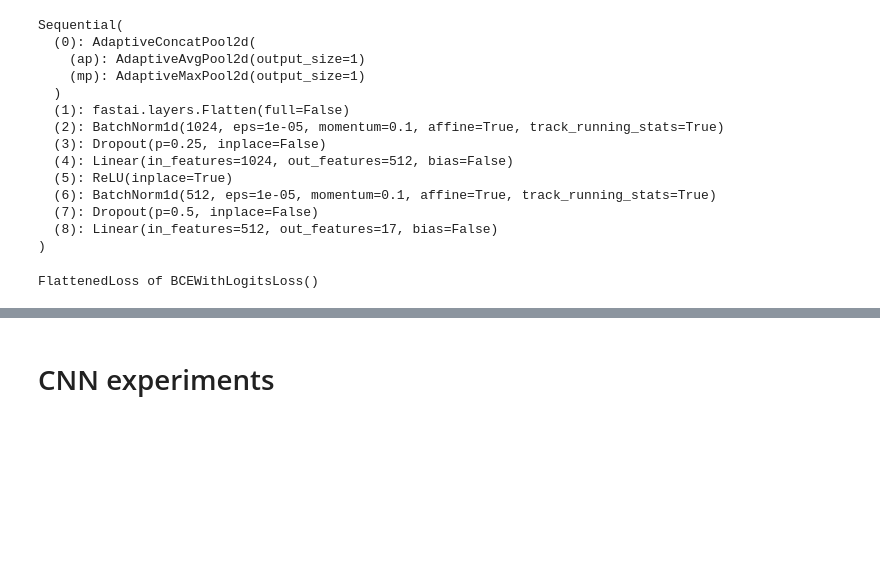
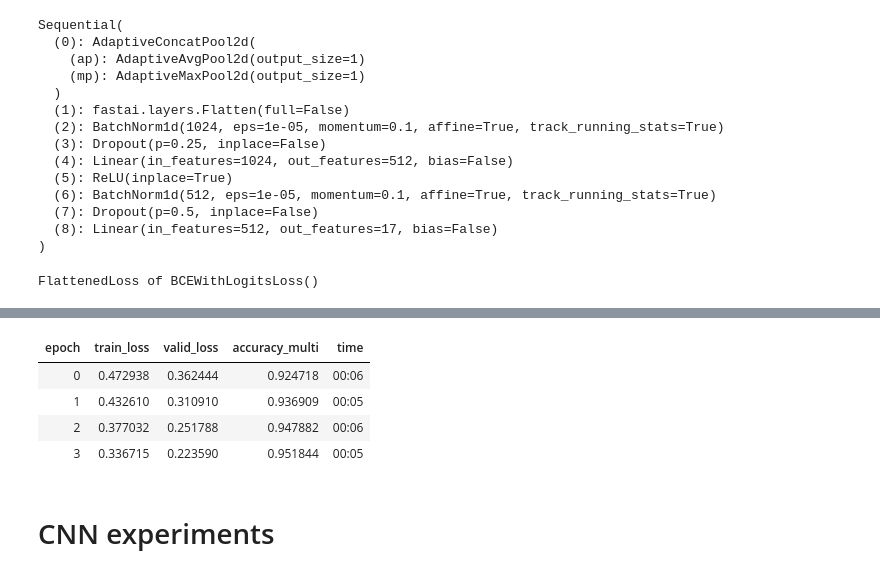
Before and after one commit to tripathysagar/fastbook-with-assign, a Jupyter notebook: Chapter-14/planet_cnn.ipynb, the cells around one changed output, grey strips where cells are left out. Saved outputs shown, nothing was run; the diff lists cells and outputs as text; code cells hidden in the pictures; blank space fills up the shorter version.

```diff
--- a/Chapter-14/planet_cnn.ipynb
+++ b/Chapter-14/planet_cnn.ipynb
@@ -186,3 +185,12 @@ learn.fit_one_cycle(5, slice(2e-3/2.6**4, 2e-3))
+# %%
+learn.unfreeze()
+learn.fit_one_cycle(4, slice(2e-3/2.6**4, 2e-3))
+# %% [output]
+| epoch | train_loss | valid_loss | accuracy_multi | time |
+| 0 | 0.472938 | 0.362444 | 0.924718 | 00:06 |
+| 1 | 0.432610 | 0.310910 | 0.936909 | 00:05 |
+| 2 | 0.377032 | 0.251788 | 0.947882 | 00:06 |
+| 3 | 0.336715 | 0.223590 | 0.951844 | 00:05 |
 # %% [markdown]
 # CNN experiments
 # %%
```
Also changed, not shown: parts of 22 cells of this notebook.
